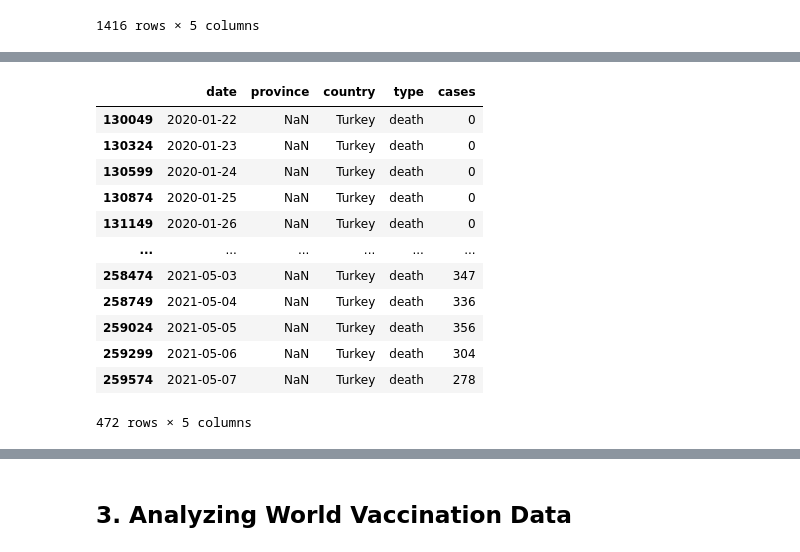
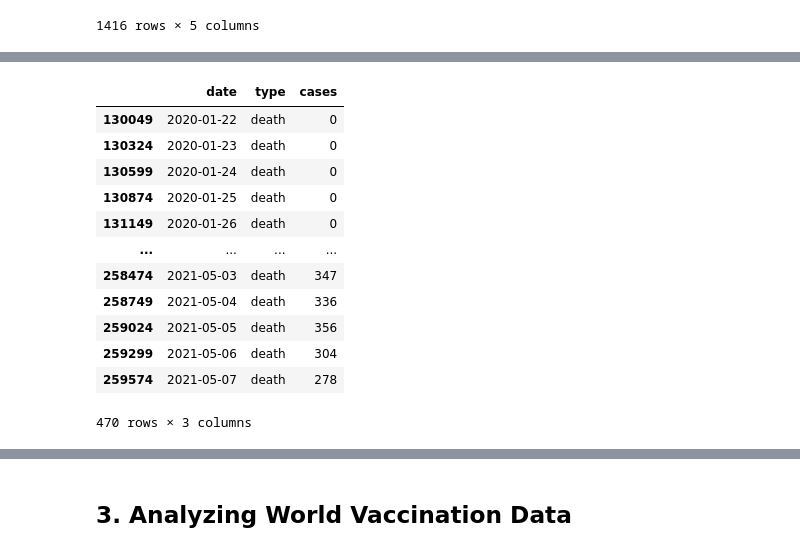
Before and after one commit to eliifakbulut/Covid-19-Analysis, a Jupyter notebook: covid-19-datascience.ipynb, the cells around one changed output, grey strips where cells are left out. Saved outputs shown, nothing was run; the diff lists cells and outputs as text; code cells hidden in the pictures.

```diff
--- a/covid-19-datascience.ipynb
+++ b/covid-19-datascience.ipynb
@@ -81,3 +83,6 @@ datacase_tr
 | 382034 | 2021-05-06 | NaN | Turkey | recovered | 37298 |
 | 382294 | 2021-05-07 | NaN | Turkey | recovered | 35529 |
 1416 rows × 5 columns
+# %%
+datacase_tr = datacase_tr[["date","type","cases"]]
+datacase_tr
@@ -83,0 +119,4 @@ datacase_tr
+# %%
+datacase_tr_new = datacase_tr[(datacase_tr["date"]!="2020-12-12") & (datacase_tr["date"]!="2020-12-10")]
+print(datacase_tr_new.columns)
+datacase_tr_new.sort_values("cases")
@@ -118,17 +210,17 @@ datacase_tr_recovered
 # %%
-datacase_tr_death = datacase_tr[(datacase_tr["type"] != 'recovered') & (datacase_tr["type"] != 'confirmed')]
+datacase_tr_death = datacase_tr_new[(datacase_tr_new["type"] != 'recovered') & (datacase_tr_new["type"] != 'confirmed')]
 datacase_tr_death
 # %% [output]
-|  | date | province | country | type | cases |
-| 130049 | 2020-01-22 | NaN | Turkey | death | 0 |
-| 130324 | 2020-01-23 | NaN | Turkey | death | 0 |
-| 130599 | 2020-01-24 | NaN | Turkey | death | 0 |
-| 130874 | 2020-01-25 | NaN | Turkey | death | 0 |
-| 131149 | 2020-01-26 | NaN | Turkey | death | 0 |
-| ... | ... | ... | ... | ... | ... |
-| 258474 | 2021-05-03 | NaN | Turkey | death | 347 |
-| 258749 | 2021-05-04 | NaN | Turkey | death | 336 |
-| 259024 | 2021-05-05 | NaN | Turkey | death | 356 |
-| 259299 | 2021-05-06 | NaN | Turkey | death | 304 |
-| 259574 | 2021-05-07 | NaN | Turkey | death | 278 |
+|  | date | type | cases |
+| 130049 | 2020-01-22 | death | 0 |
+| 130324 | 2020-01-23 | death | 0 |
+| 130599 | 2020-01-24 | death | 0 |
+| 130874 | 2020-01-25 | death | 0 |
+| 131149 | 2020-01-26 | death | 0 |
+| ... | ... | ... | ... |
+| 258474 | 2021-05-03 | death | 347 |
+| 258749 | 2021-05-04 | death | 336 |
+| 259024 | 2021-05-05 | death | 356 |
+| 259299 | 2021-05-06 | death | 304 |
+| 259574 | 2021-05-07 | death | 278 |
-472 rows × 5 columns
+470 rows × 3 columns
```
Also changed, not shown: parts of 25 cells of this notebook.
